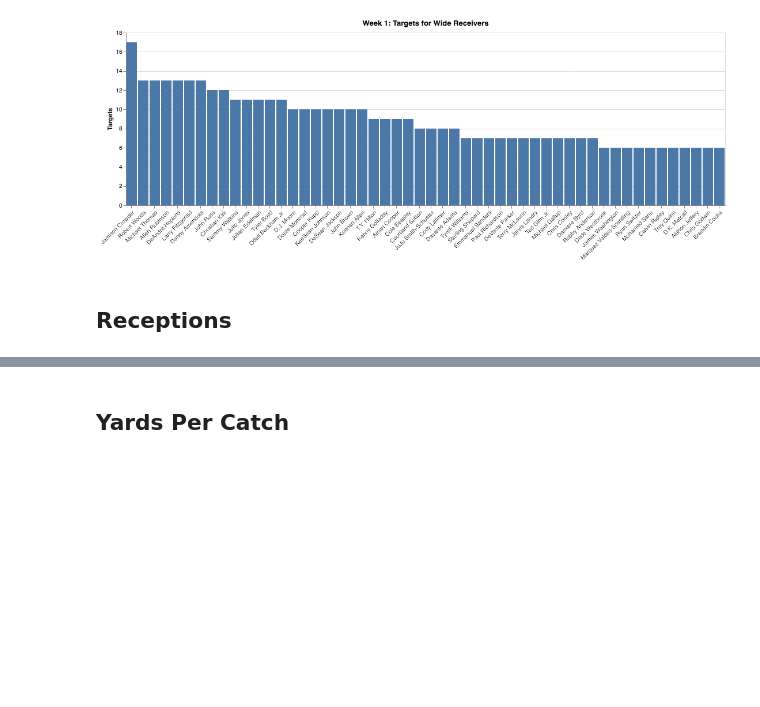
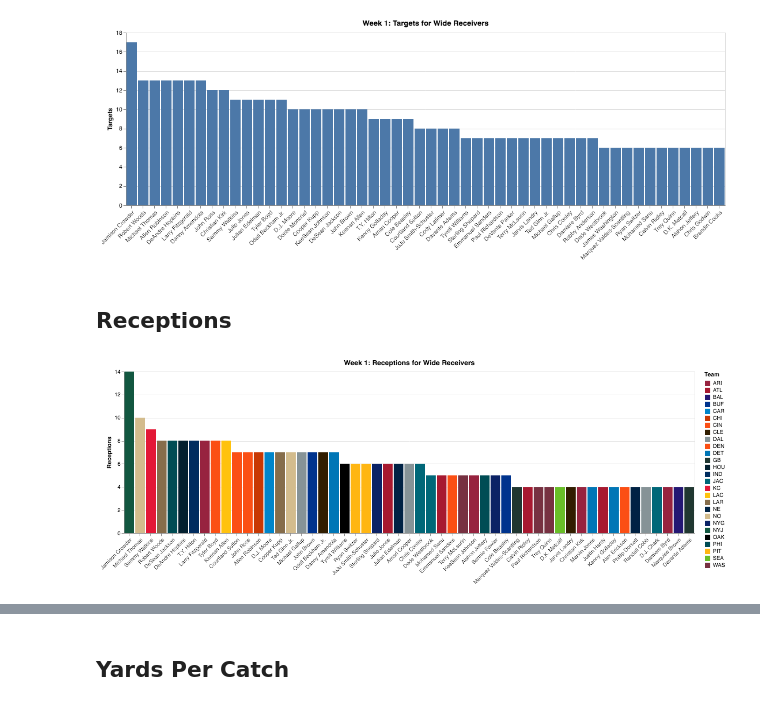
Before and after one commit to sarthakbatragatech/FantasyFootballVisualizer2019, a Jupyter notebook: plot_WR_data.ipynb, the cells around one changed output, grey strips where cells are left out. Saved outputs shown, nothing was run; the diff lists cells and outputs as text; code cells hidden in the pictures; blank space fills up the shorter version.

Commit message:
Added WR receptions and ypc charts

```diff
--- a/plot_WR_data.ipynb
+++ b/plot_WR_data.ipynb
@@ -48,7 +48,7 @@ all_teams = ['ARI', 'ATL', 'BAL', 'BUF',
 color_codes = [
     '#97233F', #ARI
     '#A71930', #ATL
-    # '#241773', #BAL
+    '#241773', #BAL
     '#00338D', #BUF
     '#0085CA', #CAR
     '#C83803', #CHI
@@ -57,7 +57,7 @@ color_codes = [
     '#869397', #DAL
     '#FB4F14', #DEN
     '#0076B6', #DET
-    '#203731', #GB
+    # '#203731', #GB
     '#03202F', #HOU
     '#002C5F', #IND
     '#006778', #JAC
@@ -65,7 +65,7 @@ color_codes = [
     '#FFC20E', #LAC
     '#866D4B', #LAR
     '#FC4C02', #MIA
-    # '#4F2683', #MIN
+    '#4F2683', #MIN
     '#002244', #NE
     '#D3BC8D', #NO
     '#0B2265', #NYG
@@ -74,9 +74,9 @@ color_codes = [
     '#004C54', #PHI
     '#FFB612', #PIT
     '#69BE28', #SEA
-    # '#AA0000', #SF
+    '#AA0000', #SF
     '#D50A0A', #TB
-    # '#418FDE', #TEN
+    '#418FDE', #TEN
     '#773141' #WAS
 ]
 # %% [markdown]
@@ -260,0 +258,34 @@ data = df[['Player', 'Team', 'Receptions']].copy()
+# %%
+# Make sure to run color_codes with updated data
+extra = pd.DataFrame({
+    'Player': ['Paul Richardson', 'Calvin Ridley', 'Marquez Valdes-Scantling'],
+    'Team': ['WAS', 'ATL', 'GB'],
+    'Receptions': [4, 4, 4]})
+data = data.append(extra, ignore_index = True)
+# %%
+chart = alt.Chart(data).mark_bar().encode(
+    alt.Y(
+        'Receptions:Q',
+        axis = alt.Axis(title = 'Receptions')
+    ),
+    alt.X(
+        'Player:N',
+        sort = alt.EncodingSortField(
+            field = 'Receptions',
+            op = 'sum',
+            order = 'descending'
+          ),
+        axis = alt.Axis(title = '', labelAngle = -45)
+    ),
+    color = alt.Color(
+        'Team:N',
+        scale = alt.Scale(
+            domain = teams,
+            range = color_codes
+        )
+    )
+).properties(title = 'Week 1: Receptions for Wide Receivers')
+# %%
+chart
+# %% [output]
+[figure, added]
```
Also changed, not shown: parts of 17 cells of this notebook, 7 other files.
